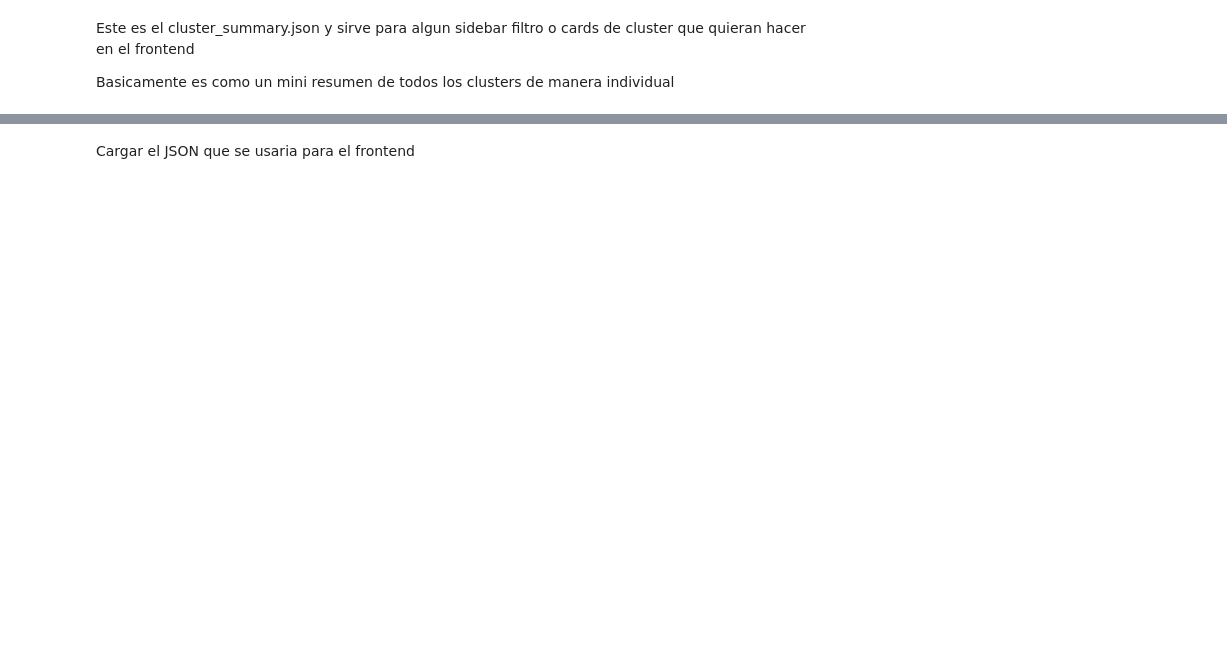
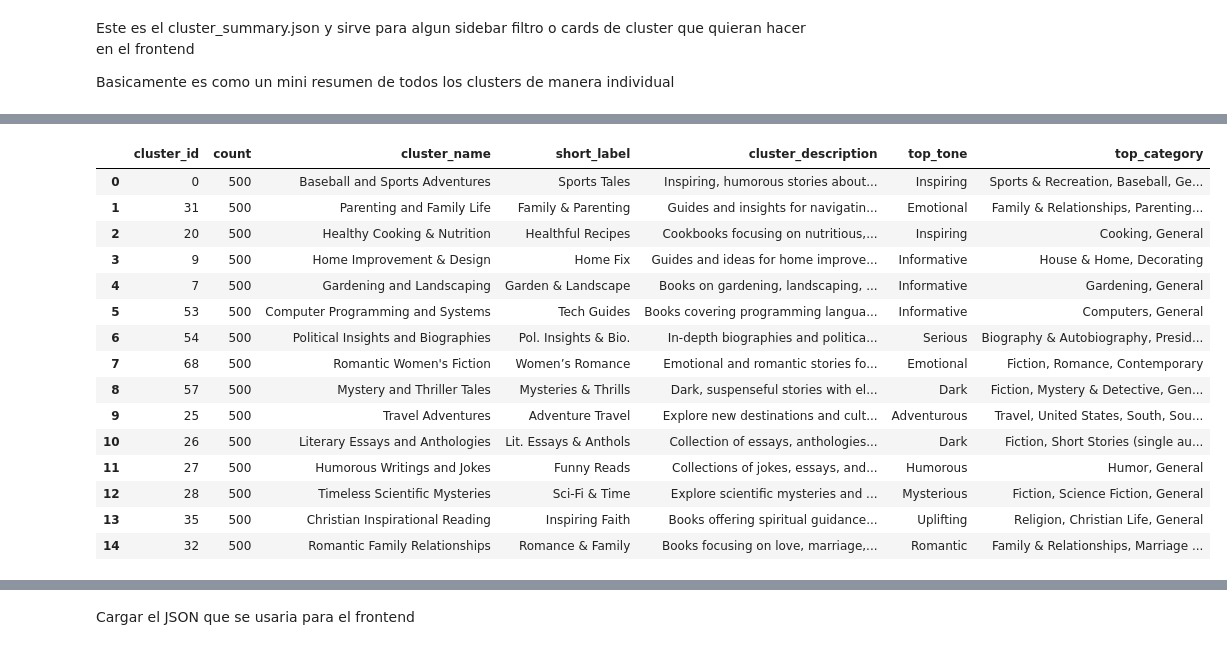
Before and after one commit to HiramZ04/Cal-State-UMAP_Clustering, a Jupyter notebook: Final_Notebook.ipynb, the cells around one changed output, grey strips where cells are left out. Saved outputs shown, nothing was run; the diff lists cells and outputs as text; code cells hidden in the pictures; blank space fills up the shorter version.

```diff
--- a/Final_Notebook.ipynb
+++ b/Final_Notebook.ipynb
@@ -1125,0 +1645,70 @@ Saved: frontend_data\cluster_summary.json
+# %%
+labels_path = FRONTEND_DIR / "cluster_llm_labels_minimal.json"
+
+df_labels = pd.read_json(labels_path)
+
+df_summary = pd.read_json(FRONTEND_DIR / "cluster_summary.json")
+
+cols_to_replace = [
+    "cluster_name",
+    "short_label",
+    "cluster_description",
+    "keywords",
+    "confidence"
+]
+
+df_summary_clean = df_summary.drop(
+    columns=[c for c in cols_to_replace if c in df_summary.columns],
+    errors="ignore"
+)
+
+df_summary_labeled = df_summary_clean.merge(
+    df_labels[
+        [
+            "cluster_id",
+            "cluster_name",
+            "short_label",
+            "cluster_description"
+        ]
+    ],
+    on="cluster_id",
+    how="left"
+)
+
+fallback_name = (
+    df_summary_labeled["top_category"].astype(str).str.split(",").str[0]
+    + " · "
+    + df_summary_labeled["top_tone"].astype(str)
+)
+
+df_summary_labeled["cluster_name"] = df_summary_labeled["cluster_name"].fillna(fallback_name)
+
+df_summary_labeled["short_label"] = df_summary_labeled["short_label"].fillna(
+    df_summary_labeled["cluster_name"]
+)
+
+df_summary_labeled["cluster_description"] = df_summary_labeled["cluster_description"].fillna(
+    "Books grouped by similar semantic content, category, and tone."
+)
+
+df_summary_labeled.to_json(
+    FRONTEND_DIR / "cluster_summary.json",
+    orient="records",
+    force_ascii=False
+)
+
+print("Updated:", FRONTEND_DIR / "cluster_summary.json")
+print(df_summary_labeled.shape)
+
+df_summary_labeled[
+    [
+        "cluster_id",
+        "count",
+        "cluster_name",
+        "short_label",
+        "cluster_description",
+        "top_tone",
+        "top_category"
+    ]
+].head(15)
+# %% [output]
@@ -1125,0 +1717,16 @@ Saved: frontend_data\cluster_summary.json
+|  | cluster_id | count | cluster_name | short_label | cluster_description | top_tone | top_category |
+| 0 | 0 | 500 | Baseball and Sports Adventures | Sports Tales | Inspiring, humorous stories about... | Inspiring | Sports & Recreation, Baseball, Ge... |
+| 1 | 31 | 500 | Parenting and Family Life | Family & Parenting | Guides and insights for navigatin... | Emotional | Family & Relationships, Parenting... |
+| 2 | 20 | 500 | Healthy Cooking & Nutrition | Healthful Recipes | Cookbooks focusing on nutritious,... | Inspiring | Cooking, General |
+| 3 | 9 | 500 | Home Improvement & Design | Home Fix | Guides and ideas for home improve... | Informative | House & Home, Decorating |
+| 4 | 7 | 500 | Gardening and Landscaping | Garden & Landscape | Books on gardening, landscaping, ... | Informative | Gardening, General |
+| 5 | 53 | 500 | Computer Programming and Systems | Tech Guides | Books covering programming langua... | Informative | Computers, General |
+| 6 | 54 | 500 | Political Insights and Biographies | Pol. Insights & Bio. | In-depth biographies and politica... | Serious | Biography & Autobiography, Presid... |
+| 7 | 68 | 500 | Romantic Women's Fiction | Women’s Romance | Emotional and romantic stories fo... | Emotional | Fiction, Romance, Contemporary |
+| 8 | 57 | 500 | Mystery and Thriller Tales | Mysteries & Thrills | Dark, suspenseful stories with el... | Dark | Fiction, Mystery & Detective, Gen... |
+| 9 | 25 | 500 | Travel Adventures | Adventure Travel | Explore new destinations and cult... | Adventurous | Travel, United States, South, Sou... |
+| 10 | 26 | 500 | Literary Essays and Anthologies | Lit. Essays & Anthols | Collection of essays, anthologies... | Dark | Fiction, Short Stories (single au... |
+| 11 | 27 | 500 | Humorous Writings and Jokes | Funny Reads | Collections of jokes, essays, and... | Humorous | Humor, General |
+| 12 | 28 | 500 | Timeless Scientific Mysteries | Sci-Fi & Time | Explore scientific mysteries and ... | Mysterious | Fiction, Science Fiction, General |
+| 13 | 35 | 500 | Christian Inspirational Reading | Inspiring Faith | Books offering spiritual guidance... | Uplifting | Religion, Christian Life, General |
+| 14 | 32 | 500 | Romantic Family Relationships | Romance & Family | Books focusing on love, marriage,... | Romantic | Family & Relationships, Marriage ... |
```
Also changed, not shown: parts of 25 cells of this notebook, 4 other files.
